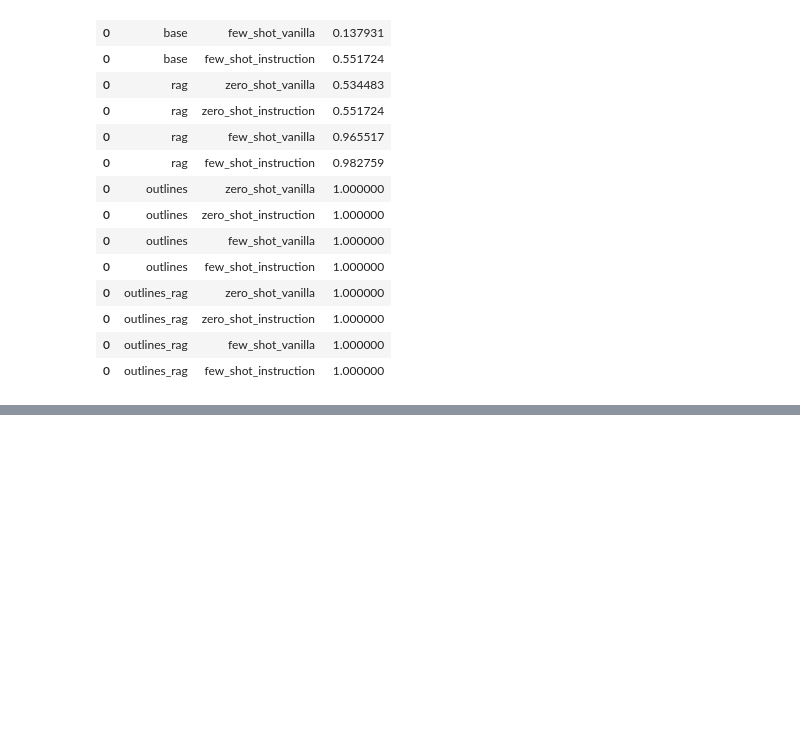
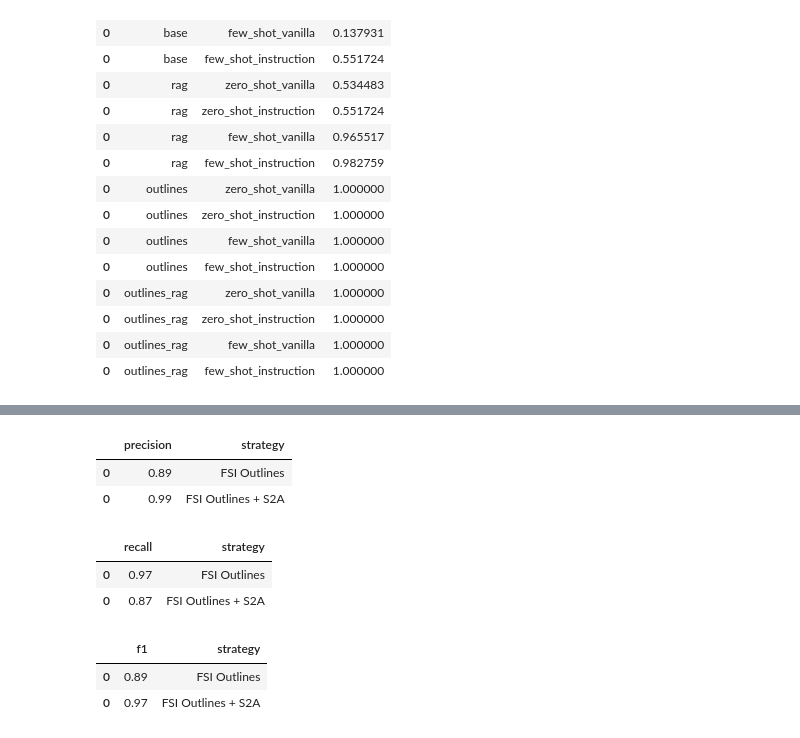
Before and after one commit to maregli/inf-extr, a Jupyter notebook: notebooks/ms-prediction/evaluation-prompt.ipynb, the cells around one changed output, grey strips where cells are left out. Saved outputs shown, nothing was run; the diff lists cells and outputs as text; code cells hidden in the pictures; blank space fills up the shorter version.

```diff
--- a/notebooks/ms-prediction/evaluation-prompt.ipynb
+++ b/notebooks/ms-prediction/evaluation-prompt.ipynb
@@ -468,0 +499,17 @@ overall_results[['approach', 'strategy', 'valid_label']]
+# %%
+for metric in ["precision", "recall", "f1"]:
+    cols = [col for col in summary_no.columns if metric in col and not col.startswith("3.")][:3]
+    # Row mean
+    summary = pd.DataFrame(summary_no[cols].mean(axis=1).round(2), columns = [metric])
+    summary["strategy"] = ["FSI Outlines", "FSI Outlines + S2A"]
+    display(summary)
+# %% [output]
+|  | precision | strategy |
+| 0 | 0.89 | FSI Outlines |
+| 0 | 0.99 | FSI Outlines + S2A |
+|  | recall | strategy |
+| 0 | 0.97 | FSI Outlines |
+| 0 | 0.87 | FSI Outlines + S2A |
+|  | f1 | strategy |
+| 0 | 0.89 | FSI Outlines |
+| 0 | 0.97 | FSI Outlines + S2A |
```
Also changed, not shown: parts of 5 cells of this notebook, 1 other file.
